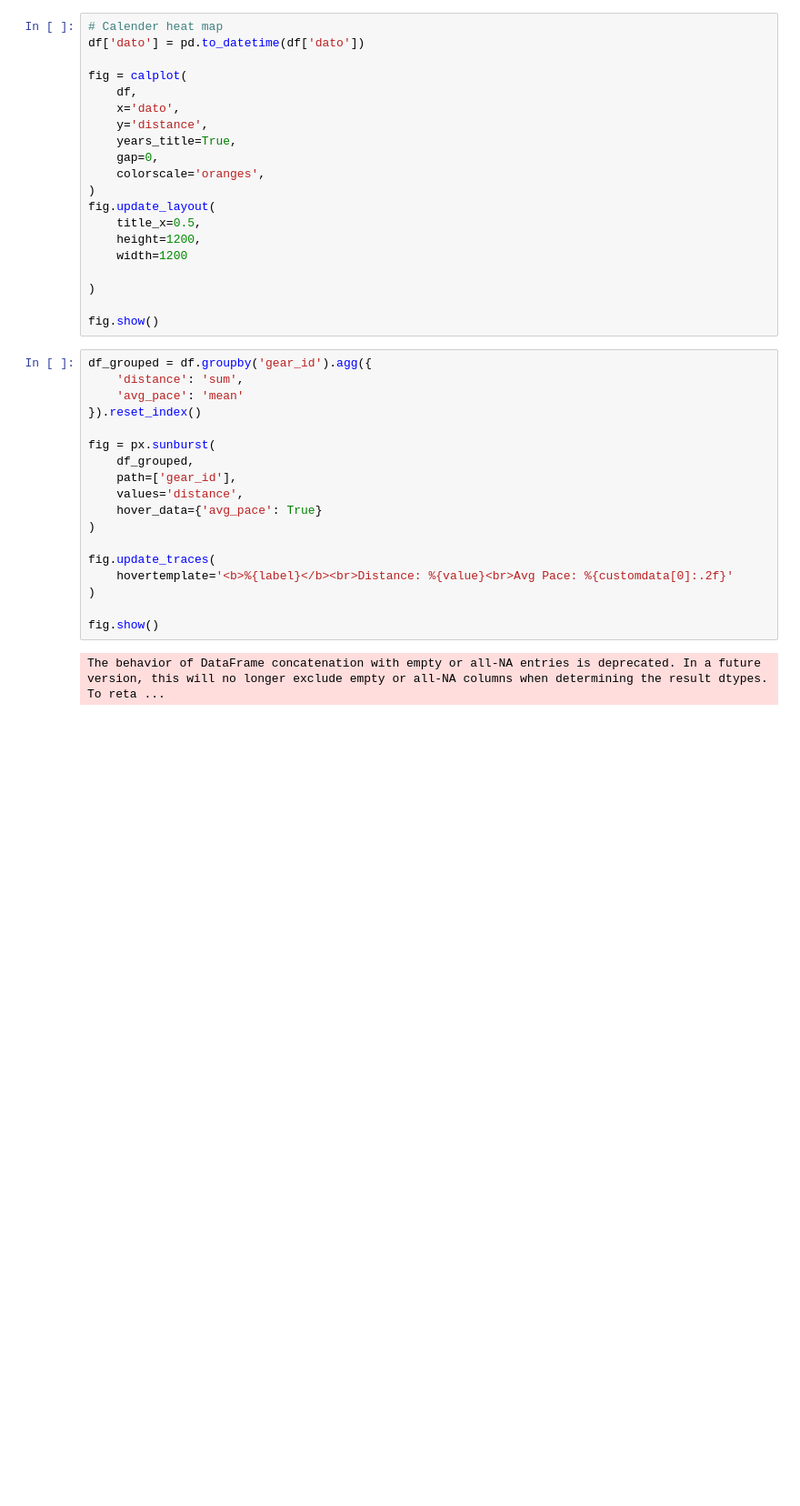
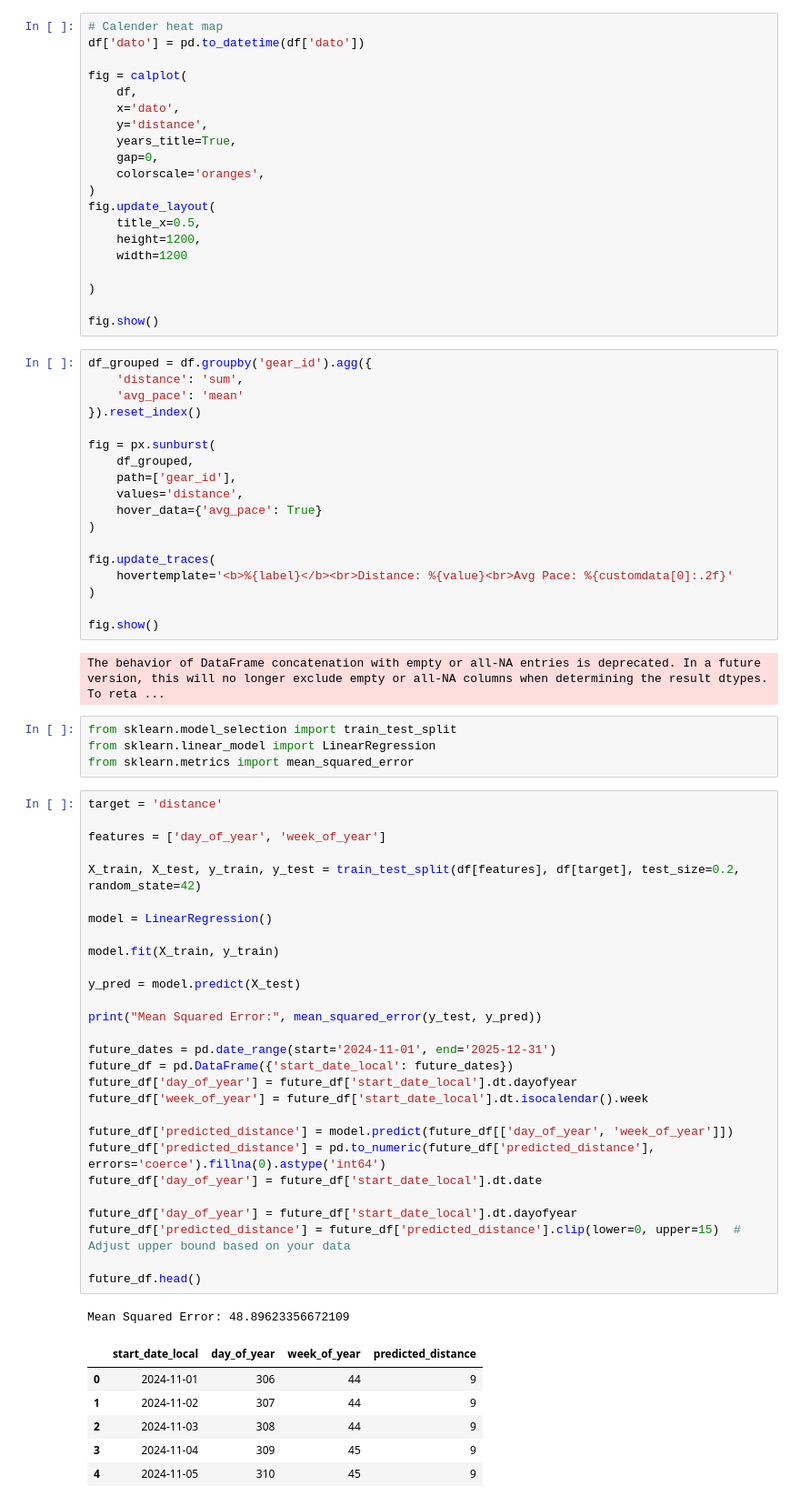
Before and after one commit to User-Boyd/privat, a Jupyter notebook: strava_with_api.ipynb, the cells around one changed output. Shown: that part at 91% size. Drawn from its saved outputs; the diff is of its cells as text; blank space fills up the shorter version.

```diff
--- a/strava_with_api.ipynb
+++ b/strava_with_api.ipynb
@@ -228,3 +259,43 @@ fig.update_traces(
 fig.show()
 # %% [output]
 The behavior of DataFrame concatenation with empty or all-NA entries is deprecated. In a future version, this will no longer exclude empty or all-NA columns when determining the result dtypes. To reta ...
+# %%
+from sklearn.model_selection import train_test_split
+from sklearn.linear_model import LinearRegression
+from sklearn.metrics import mean_squared_error
+# %%
+target = 'distance'
+
+features = ['day_of_year', 'week_of_year']
+
+X_train, X_test, y_train, y_test = train_test_split(df[features], df[target], test_size=0.2, random_state=42)
+
+model = LinearRegression()
+
+model.fit(X_train, y_train)
+
+y_pred = model.predict(X_test)
+
+print("Mean Squared Error:", mean_squared_error(y_test, y_pred))
+
+future_dates = pd.date_range(start='2024-11-01', end='2025-12-31')
+future_df = pd.DataFrame({'start_date_local': future_dates})
+future_df['day_of_year'] = future_df['start_date_local'].dt.dayofyear
+future_df['week_of_year'] = future_df['start_date_local'].dt.isocalendar().week
+
+future_df['predicted_distance'] = model.predict(future_df[['day_of_year', 'week_of_year']])
+future_df['predicted_distance'] = pd.to_numeric(future_df['predicted_distance'], errors='coerce').fillna(0).astype('int64')
+future_df['day_of_year'] = future_df['start_date_local'].dt.date
+
+future_df['day_of_year'] = future_df['start_date_local'].dt.dayofyear
+future_df['predicted_distance'] = future_df['predicted_distance'].clip(lower=0, upper=15)  # Adjust upper bound based on your data
+
+future_df.head()
+# %% [output]
+Mean Squared Error: 48.89623356672109
+|  | start_date_local | day_of_year | week_of_year | predicted_distance |
+| 0 | 2024-11-01 | 306 | 44 | 9 |
+| 1 | 2024-11-02 | 307 | 44 | 9 |
+| 2 | 2024-11-03 | 308 | 44 | 9 |
+| 3 | 2024-11-04 | 309 | 45 | 9 |
+| 4 | 2024-11-05 | 310 | 45 | 9 |
```
Also changed, not shown: parts of 12 cells of this notebook, 1 other file.
